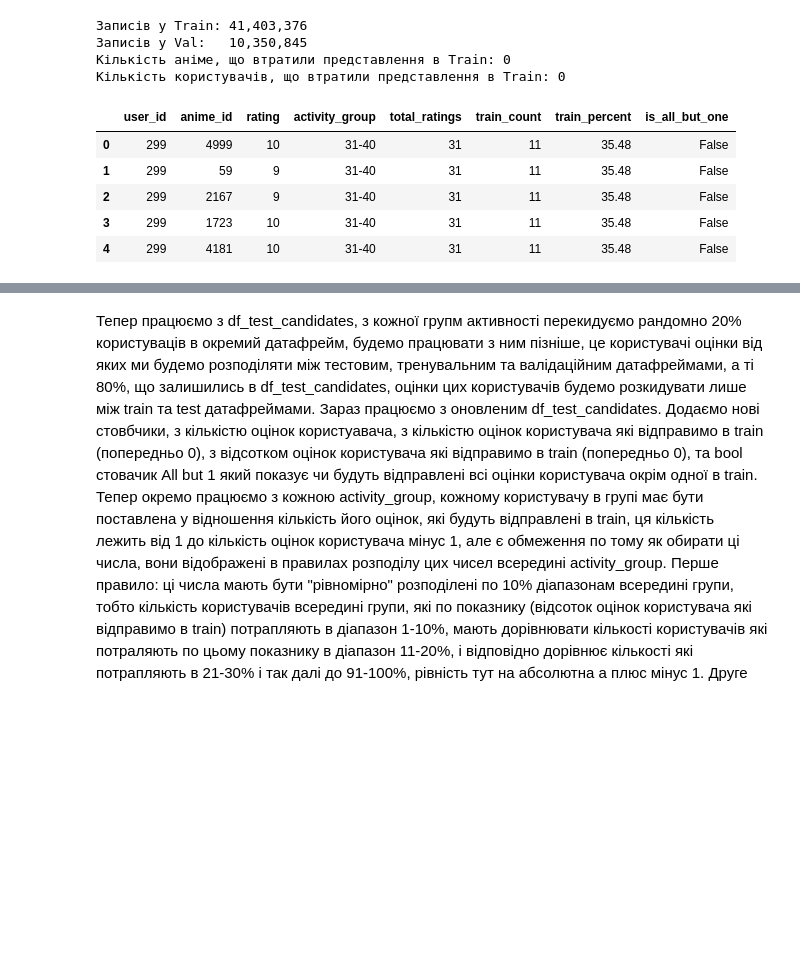
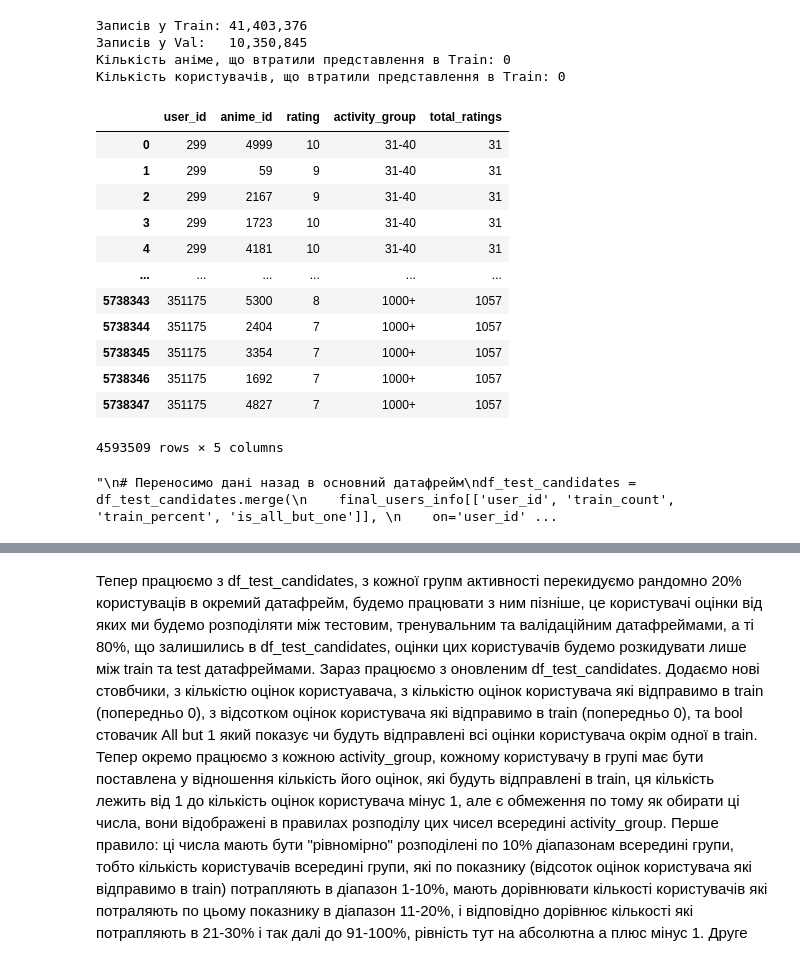
Before and after one commit to AntonBubnov/anime-rec-sys-evaluation, a Jupyter notebook: notebooks/02_user_preprocessing.ipynb, the cells around one changed output, grey strips where cells are left out. Cells and saved outputs as stored; diff of their text form; code cells hidden in the pictures; blank space fills up the shorter version.

```diff
--- a/notebooks/02_user_preprocessing.ipynb
+++ b/notebooks/02_user_preprocessing.ipynb
@@ -928,3 +929,19 @@ df_test_candidates = df_test_candidates[~df_test_candidates['user_id'].isin(df_t
+# %%
+df_test_candidates
+# %% [output]
+|  | user_id | anime_id | rating | activity_group | total_ratings |
+| 0 | 299 | 4999 | 10 | 31-40 | 31 |
+| 1 | 299 | 59 | 9 | 31-40 | 31 |
+| 2 | 299 | 2167 | 9 | 31-40 | 31 |
+| 3 | 299 | 1723 | 10 | 31-40 | 31 |
+| 4 | 299 | 4181 | 10 | 31-40 | 31 |
+| ... | ... | ... | ... | ... | ... |
+| 5738343 | 351175 | 5300 | 8 | 1000+ | 1057 |
+| 5738344 | 351175 | 2404 | 7 | 1000+ | 1057 |
+| 5738345 | 351175 | 3354 | 7 | 1000+ | 1057 |
+| 5738346 | 351175 | 1692 | 7 | 1000+ | 1057 |
+| 5738347 | 351175 | 4827 | 7 | 1000+ | 1057 |
+4593509 rows × 5 columns
 # %%
 # 2. Підготовка колонок
 # Працюємо з унікальними користувачами для розрахунків
@@ -1010,25 +1020,20 @@ def distribute_group_fixed(group_df, group_name):
 # Запуск процесу
 processed_users_list = []
 for name, group in users_to_process.groupby('activity_group', observed=True):
-    processed_users_list.append(distribute_group_fixed(group, name))
+    processed_users_list.append(distribute_group_final_v2(group, name))
 
 final_users_info = pd.concat(processed_users_list)
 
+'''
 # Переносимо дані назад в основний датафрейм
 df_test_candidates = df_test_candidates.merge(
     final_users_info[['user_id', 'train_count', 'train_percent', 'is_all_but_one']],
     on='user_id',
     how='left'
 )
+'''
+# %% [output]
+"\n# Переносимо дані назад в основний датафрейм\ndf_test_candidates = df_test_candidates.merge(\n    final_users_info[['user_id', 'train_count', 'train_percent', 'is_all_but_one']], \n    on='user_id' ...
-# %%
-df_test_candidates.head(5)
-# %% [output]
-|  | user_id | anime_id | rating | activity_group | total_ratings | train_count | train_percent | is_all_but_one |
-| 0 | 299 | 4999 | 10 | 31-40 | 31 | 11 | 35.48 | False |
-| 1 | 299 | 59 | 9 | 31-40 | 31 | 11 | 35.48 | False |
-| 2 | 299 | 2167 | 9 | 31-40 | 31 | 11 | 35.48 | False |
-| 3 | 299 | 1723 | 10 | 31-40 | 31 | 11 | 35.48 | False |
-| 4 | 299 | 4181 | 10 | 31-40 | 31 | 11 | 35.48 | False |
 # %%
 import pandas as pd
 import matplotlib.pyplot as plt
```
Also changed, not shown: parts of 3 cells of this notebook.
